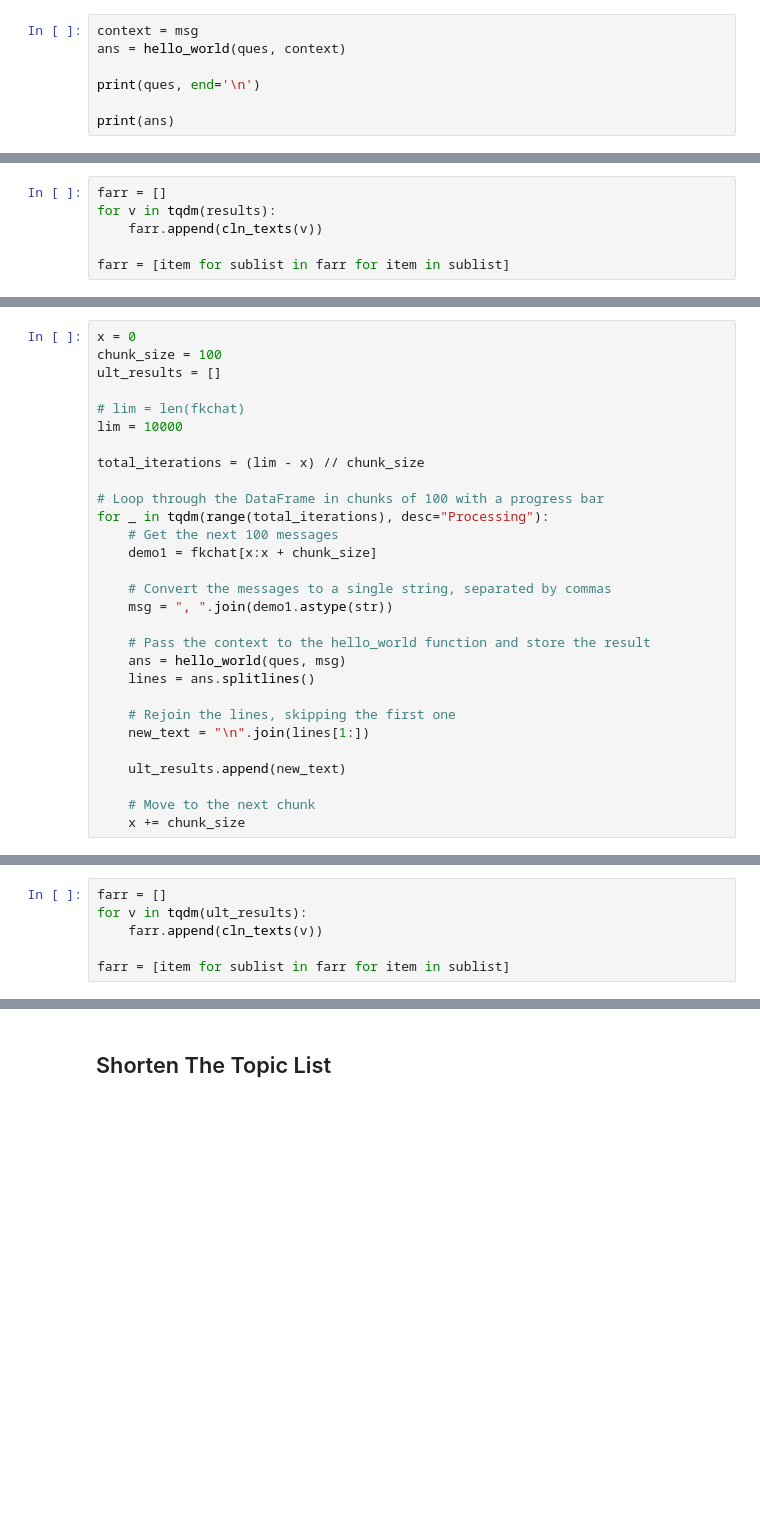
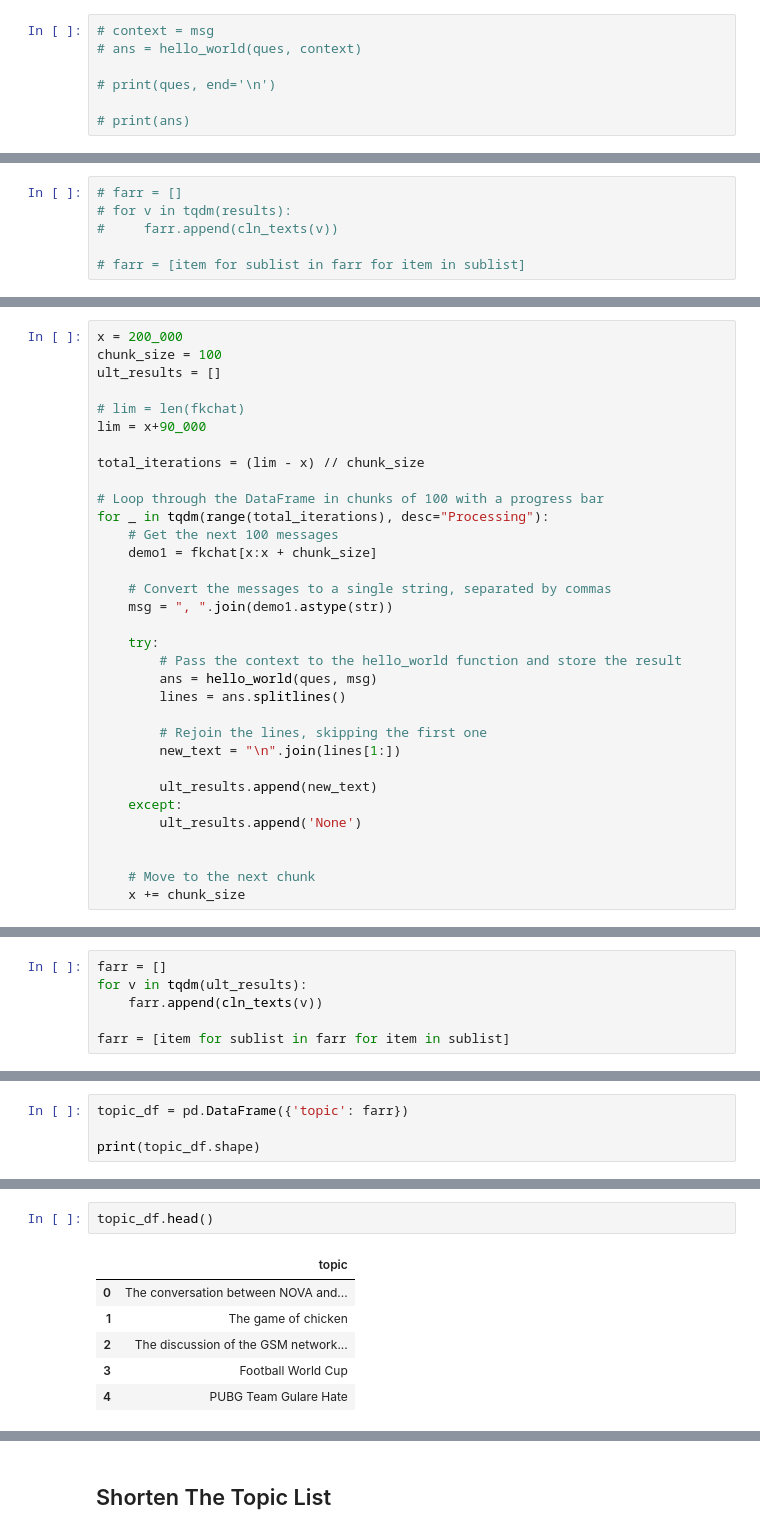
Before and after one commit to oitik/Esports-The-Future, a Jupyter notebook: gemma-7b-it-rag-in-esports-dataset.ipynb, the cells around one changed output, grey strips where cells are left out. Drawn from its saved outputs; the diff is of its cells as text; blank space fills up the shorter version.

```diff
--- a/gemma-7b-it-rag-in-esports-dataset.ipynb
+++ b/gemma-7b-it-rag-in-esports-dataset.ipynb
@@ -868,8 +819,8 @@ msg
 # %%
-context = msg
-ans = hello_world(ques, context)
+# context = msg
+# ans = hello_world(ques, context)
 
-print(ques, end='\n')
+# print(ques, end='\n')
 
-print(ans)
+# print(ans)
 # %%
@@ -951,8 +900,8 @@ def cln_texts(text):
 
     return cleaned_texts
 # %%
-farr = []
-for v in tqdm(results):
-    farr.append(cln_texts(v))
+# farr = []
+# for v in tqdm(results):
+#     farr.append(cln_texts(v))
 
-farr = [item for sublist in farr for item in sublist]
+# farr = [item for sublist in farr for item in sublist]
@@ -982,12 +910,12 @@ farr
 # %% [markdown]
 ## Now Apply for big chunks
 # %%
-x = 0
+x = 200_000
 chunk_size = 100
 ult_results = []
 
 # lim = len(fkchat)
-lim = 10000
+lim = x+90_000
 
 total_iterations = (lim - x) // chunk_size
 
@@ -999,14 +927,18 @@ for _ in tqdm(range(total_iterations), desc="Processing"):
     # Convert the messages to a single string, separated by commas
     msg = ", ".join(demo1.astype(str))
 
-    # Pass the context to the hello_world function and store the result
-    ans = hello_world(ques, msg)
-    lines = ans.splitlines()
+    try:
+        # Pass the context to the hello_world function and store the result
+        ans = hello_world(ques, msg)
+        lines = ans.splitlines()
 
-    # Rejoin the lines, skipping the first one
-    new_text = "\n".join(lines[1:])
+        # Rejoin the lines, skipping the first one
+        new_text = "\n".join(lines[1:])
 
-    ult_results.append(new_text)
+        ult_results.append(new_text)
+    except:
+        ult_results.append('None')
+
 
     # Move to the next chunk
     x += chunk_size
@@ -1031,0 +966,4 @@ farr[:10]
+# %%
+topic_df = pd.DataFrame({'topic': farr})
+
+print(topic_df.shape)
@@ -1031,0 +972,9 @@ farr[:10]
+# %%
+topic_df.head()
+# %% [output]
+|  | topic |
+| 0 | The conversation between NOVA and... |
+| 1 | The game of chicken |
+| 2 | The discussion of the GSM network... |
+| 3 | Football World Cup |
+| 4 | PUBG Team Gulare Hate |
```
Also changed, not shown: parts of 32 cells of this notebook.
